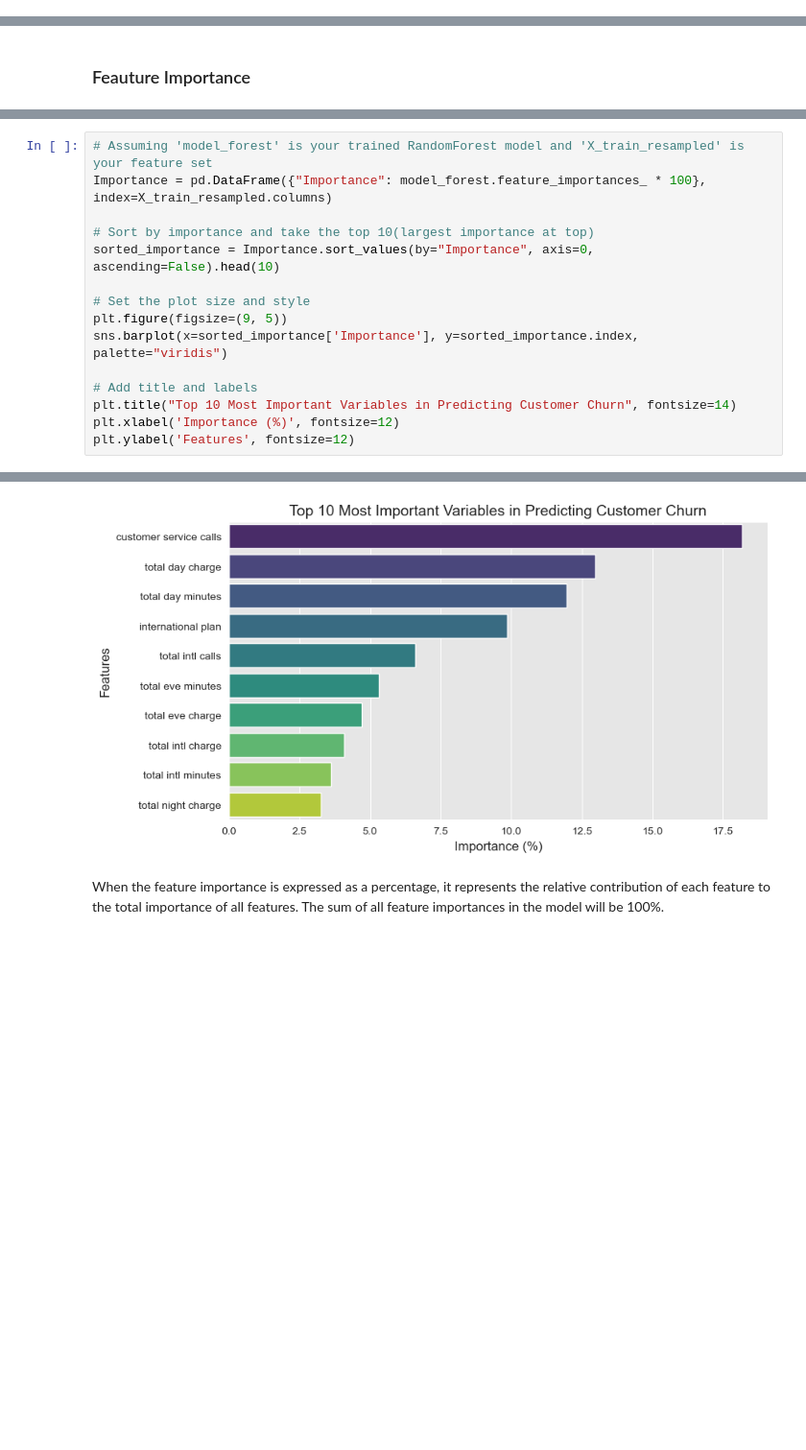
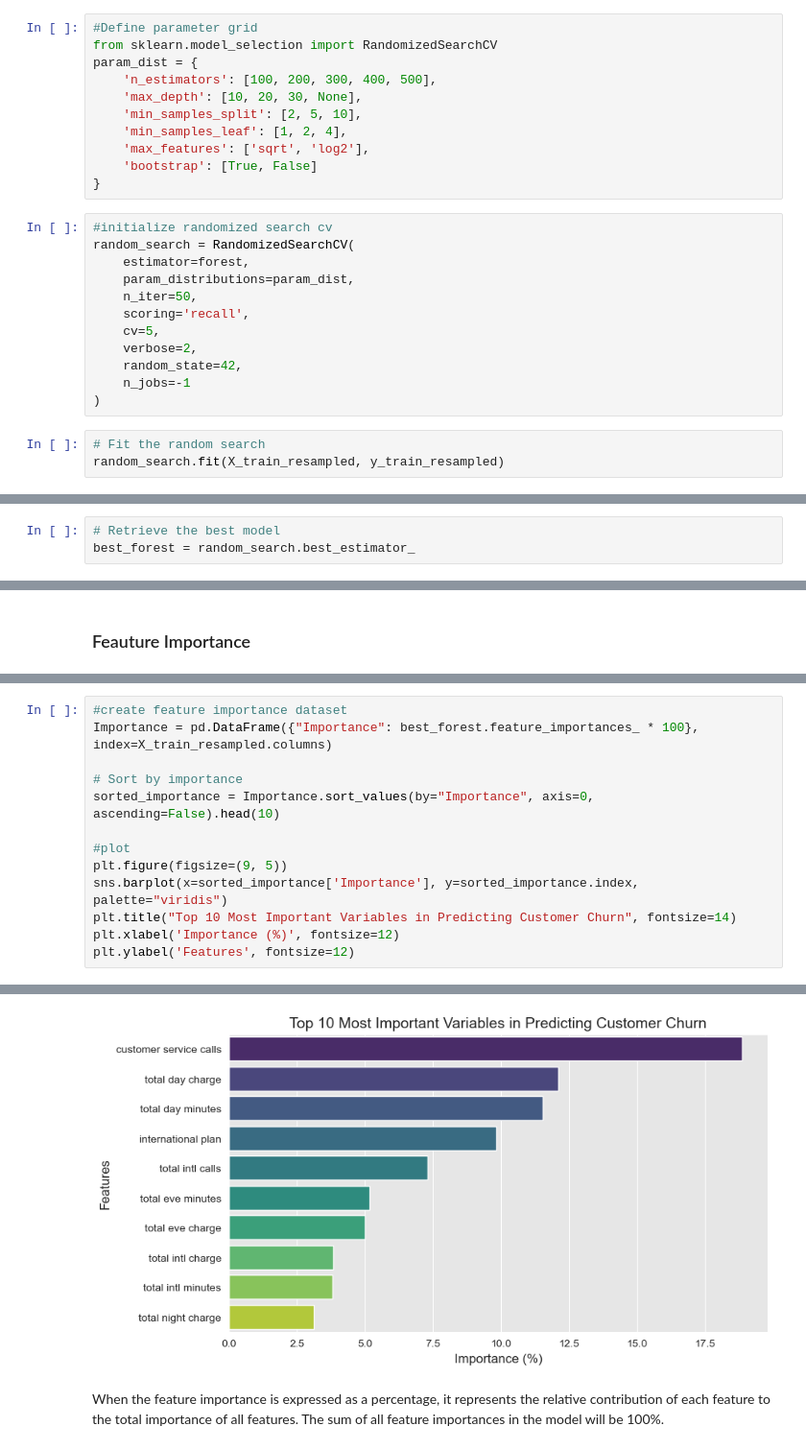
Before and after one commit to hannahdallas/phase3_project, a Jupyter notebook: Final.ipynb, the cells around one changed output, grey strips where cells are left out. Shown at 96% size. Cells and saved outputs as stored; diff of their text form; blank space fills up the shorter version.

```diff
--- a/Final.ipynb
+++ b/Final.ipynb
@@ -562,0 +636,26 @@ plt.show()
+# %%
+#Define parameter grid
+from sklearn.model_selection import RandomizedSearchCV
+param_dist = {
+    'n_estimators': [100, 200, 300, 400, 500],
+    'max_depth': [10, 20, 30, None],
+    'min_samples_split': [2, 5, 10],
+    'min_samples_leaf': [1, 2, 4],
+    'max_features': ['sqrt', 'log2'],
+    'bootstrap': [True, False]
+}
+# %%
+#initialize randomized search cv
+random_search = RandomizedSearchCV(
+    estimator=forest,
+    param_distributions=param_dist,
+    n_iter=50,
+    scoring='recall',
+    cv=5,
+    verbose=2,
+    random_state=42,
+    n_jobs=-1
+)
+# %%
+# Fit the random search
+random_search.fit(X_train_resampled, y_train_resampled)
@@ -562,0 +681,3 @@ plt.show()
+# %%
+# Retrieve the best model
+best_forest = random_search.best_estimator_
@@ -565,21 +779,19 @@ plt.show()
 # %%
-# Assuming 'model_forest' is your trained RandomForest model and 'X_train_resampled' is your feature set
-Importance = pd.DataFrame({"Importance": model_forest.feature_importances_ * 100}, index=X_train_resampled.columns)
+#create feature importance dataset
+Importance = pd.DataFrame({"Importance": best_forest.feature_importances_ * 100}, index=X_train_resampled.columns)
 
-# Sort by importance and take the top 10(largest importance at top)
+# Sort by importance
 sorted_importance = Importance.sort_values(by="Importance", axis=0, ascending=False).head(10)
 
-# Set the plot size and style
+#plot
 plt.figure(figsize=(9, 5))
 sns.barplot(x=sorted_importance['Importance'], y=sorted_importance.index, palette="viridis")
-
-# Add title and labels
 plt.title("Top 10 Most Important Variables in Predicting Customer Churn", fontsize=14)
 plt.xlabel('Importance (%)', fontsize=12)
 plt.ylabel('Features', fontsize=12)
 # %% [output]
 Text(0, 0.5, 'Features')
-[figure, old version]
+[figure, new version]
 # %% [markdown]
 When the feature importance is expressed as a percentage, it represents the relative contribution of each feature to the total importance of all features. The sum of all feature importances in the model will be 100%.
 # %% [markdown]
```
Also changed, not shown: parts of 46 cells of this notebook.
